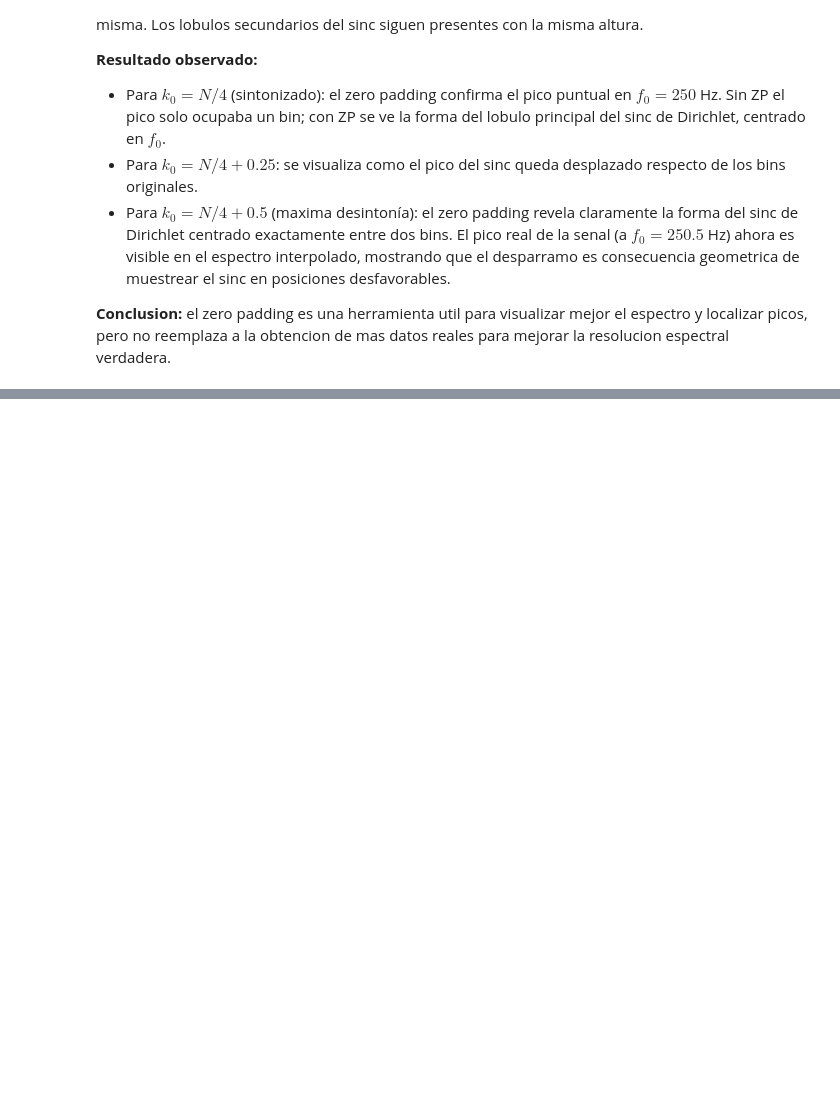
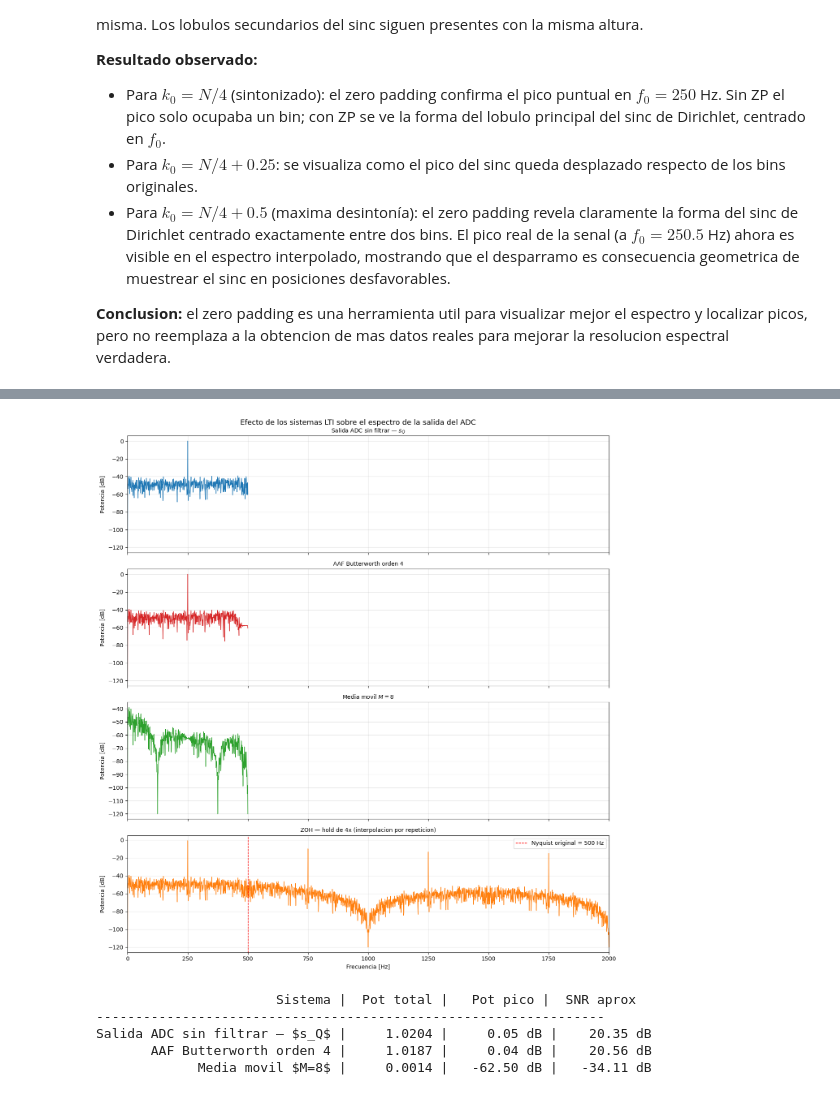
Before and after one commit to Nachoo98/APS-Ignacio-Gonzalez, a Jupyter notebook: TS3 - Ignacio Gonzalez.ipynb, the cells around one changed output, grey strips where cells are left out. Saved outputs shown, nothing was run; the diff lists cells and outputs as text; code cells hidden in the pictures; blank space fills up the shorter version.

```diff
--- a/TS3 - Ignacio Gonzalez.ipynb
+++ b/TS3 - Ignacio Gonzalez.ipynb
@@ -230,0 +325,60 @@ No mejora la resolucion espectral real: dos senoidales separadas por menos de $\
+# %%
+
+s_Q_aa = sig.lfilter(b_aa, a_aa, s_Q)  # AAF (Butterworth)
+s_Q_ma = sig.lfilter(b_ma, a_ma, s_Q) # Media movil
+
+upsample = 4
+s_zoh = np.repeat(s_Q, upsample)
+
+fig, axes = plt.subplots(4, 1, figsize=(13, 14), sharex=True)
+fig.suptitle('Efecto de los sistemas LTI sobre el espectro de la salida del ADC', fontsize=13)
+
+senales_filtradas = [
+    (s_Q,    'Salida ADC sin filtrar — $s_Q$',           'C0'),
+    (s_Q_aa, f'AAF Butterworth orden {orden_butter}',     'C3'),
+    (s_Q_ma, f'Media movil $M={M}$',                     'C2'),
+]
+
+for ax, (senal, titulo, color) in zip(axes[:3], senales_filtradas):
+    f_f, Pxx = sig.periodogram(senal, fs, window='boxcar', scaling='spectrum')
+    ax.plot(f_f, 10*np.log10(Pxx + 1e-12), color=color, lw=1)
+    ax.set_title(titulo, fontsize=10)
+    ax.set_ylabel('Potencia [dB]')
+    ax.set_xlim(0, fs/2)
+    ax.grid(True, alpha=0.3)
+
+# ZOH con fs_zoh
+fs_zoh = fs * upsample
+f_z, Pxx_z = sig.periodogram(s_zoh, fs_zoh, window='boxcar', scaling='spectrum')
+axes[3].plot(f_z, 10*np.log10(Pxx_z + 1e-12), color='C1', lw=1)
+axes[3].axvline(fs/2, color='red', linestyle='--', lw=1,
+                label=f'Nyquist original = {fs/2:.0f} Hz')
+axes[3].set_title(f'ZOH — hold de {upsample}x (interpolacion por repeticion)', fontsize=10)
+axes[3].set_ylabel('Potencia [dB]')
+axes[3].set_xlabel('Frecuencia [Hz]')
+axes[3].set_xlim(0, fs_zoh/2)
+axes[3].legend()
+axes[3].grid(True, alpha=0.3)
+
+plt.tight_layout()
+plt.show()
+
+# Tabla de potencias y SNR para cada caso
+print(f'{"Sistema":>30} | {"Pot total":>10} | {"Pot pico":>10} | {"SNR aprox":>10}')
+print('-'*65)
+bin_f0 = int(round(f0 / (fs/N)))
+
+for senal, nombre, _ in senales_filtradas:
+    f_f, Pxx = sig.periodogram(senal, fs, window='boxcar', scaling='spectrum')
+    P_tot  = np.sum(Pxx)
+    P_pico = Pxx[bin_f0]
+    P_noise = P_tot - P_pico
+    snr = 10*np.log10(P_pico / (P_noise + 1e-30))
+    print(f'{nombre:>30} | {P_tot:>10.4f} | {10*np.log10(P_pico+1e-30):>8.2f} dB | {snr:>8.2f} dB')
+# %% [output]
+[figure, added]
+                       Sistema |  Pot total |   Pot pico |  SNR aprox
+-----------------------------------------------------------------
+Salida ADC sin filtrar — $s_Q$ |     1.0204 |     0.05 dB |    20.35 dB
+       AAF Butterworth orden 4 |     1.0187 |     0.04 dB |    20.56 dB
+             Media movil $M=8$ |     0.0014 |   -62.50 dB |   -34.11 dB
```
Also changed, not shown: parts of 5 cells of this notebook.
